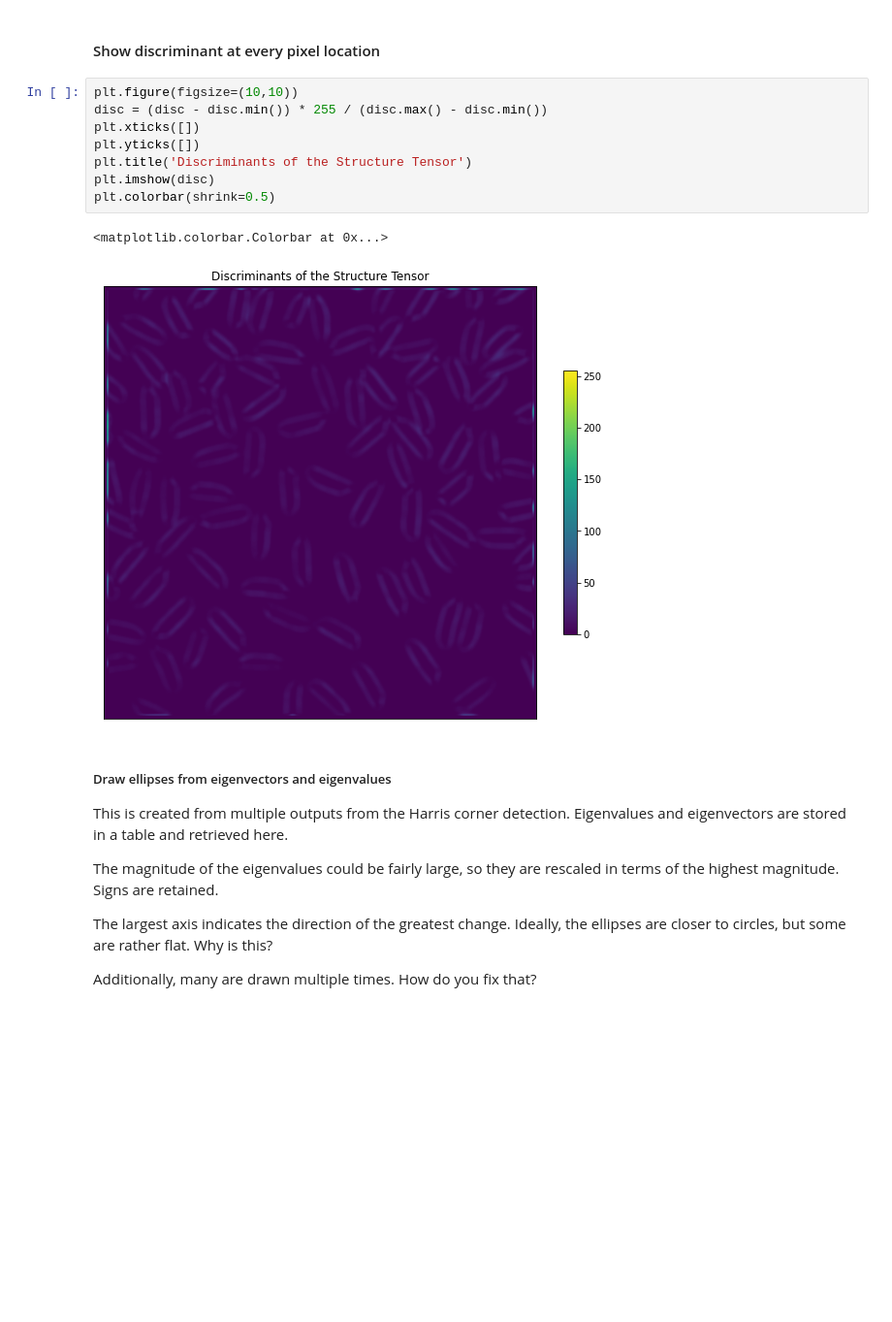
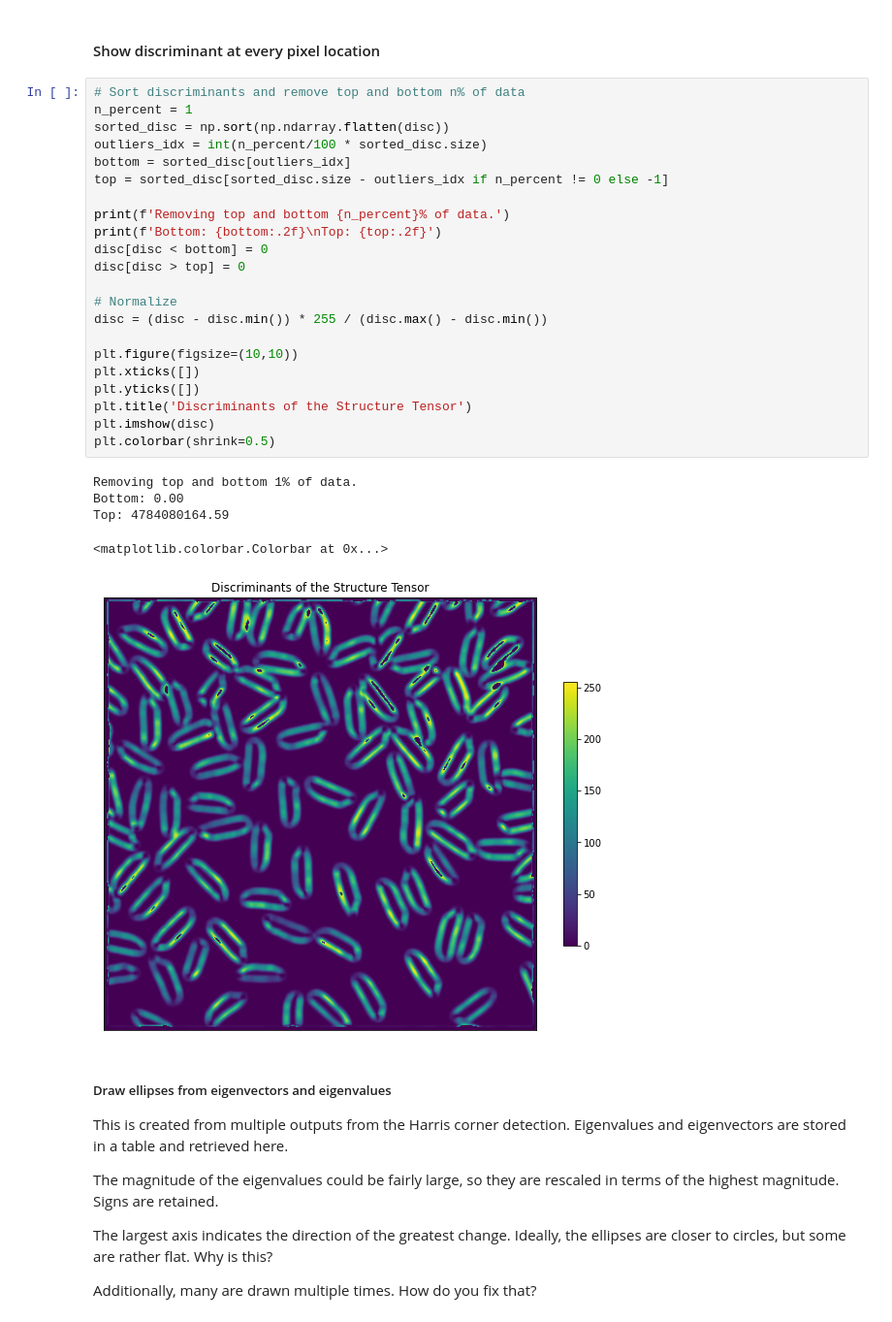
Before and after one commit to AIP-Mizzou/HarrisFeature, a Jupyter notebook: main.ipynb, the cells around one changed output. Shown at 97% size. Cells and saved outputs as stored; diff of their text form; blank space fills up the shorter version.

Commit message:
Remove top and bottom 5% of discriminants
Remove top and bottom 5% of data for discriminants. Improves contrast.

```diff
--- a/main.ipynb
+++ b/main.ipynb
@@ -273,17 +273,34 @@ plt.imshow(image_features)
 [figure]
 # %% [markdown]
 #### Show discriminant at every pixel location
-# %%
-plt.figure(figsize=(10,10))
-disc = (disc - disc.min()) * 255 / (disc.max() - disc.min())
-plt.xticks([])
-plt.yticks([])
-plt.title('Discriminants of the Structure Tensor')
-plt.imshow(disc)
-plt.colorbar(shrink=0.5)
-# %% [output]
-<matplotlib.colorbar.Colorbar at 0x...>
-[figure, removed]
+# %%
+# Sort discriminants and remove top and bottom n% of data
+n_percent = 1
+sorted_disc = np.sort(np.ndarray.flatten(disc))
+outliers_idx = int(n_percent/100 * sorted_disc.size)
+bottom = sorted_disc[outliers_idx]
+top = sorted_disc[sorted_disc.size - outliers_idx if n_percent != 0 else -1]
+
+print(f'Removing top and bottom {n_percent}% of data.')
+print(f'Bottom: {bottom:.2f}\nTop: {top:.2f}')
+disc[disc < bottom] = 0
+disc[disc > top] = 0
+
+# Normalize
+disc = (disc - disc.min()) * 255 / (disc.max() - disc.min())
+
+plt.figure(figsize=(10,10))
+plt.xticks([])
+plt.yticks([])
+plt.title('Discriminants of the Structure Tensor')
+plt.imshow(disc)
+plt.colorbar(shrink=0.5)
+# %% [output]
+Removing top and bottom 1% of data.
+Bottom: 0.00
+Top: 4784080164.59
+<matplotlib.colorbar.Colorbar at 0x...>
+[figure, added]
 # %% [markdown]
 ##### Draw ellipses from eigenvectors and eigenvalues
 This is created from multiple outputs from the Harris corner detection. Eigenvalues and eigenvectors are stored in a table and retrieved here.
```
